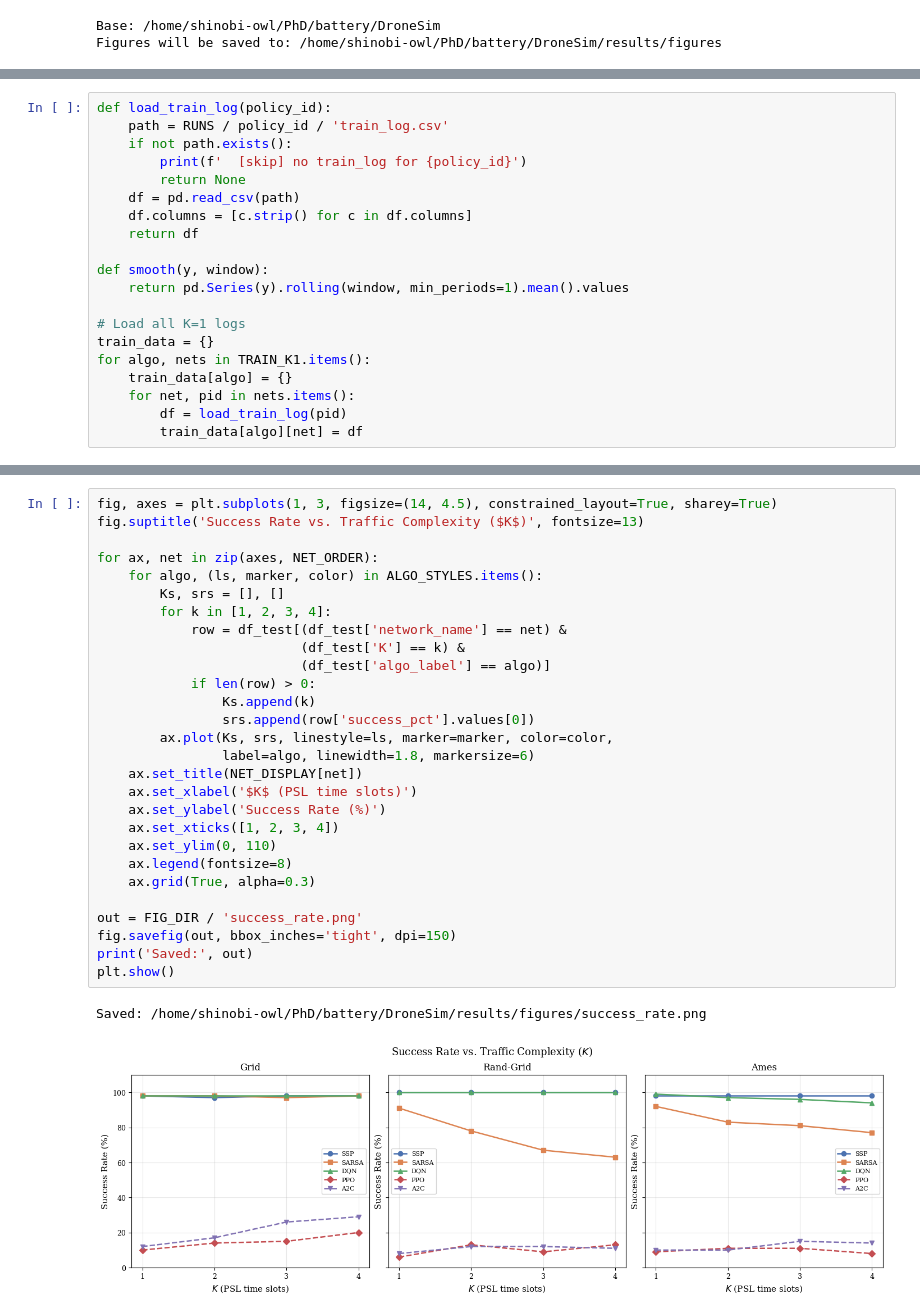
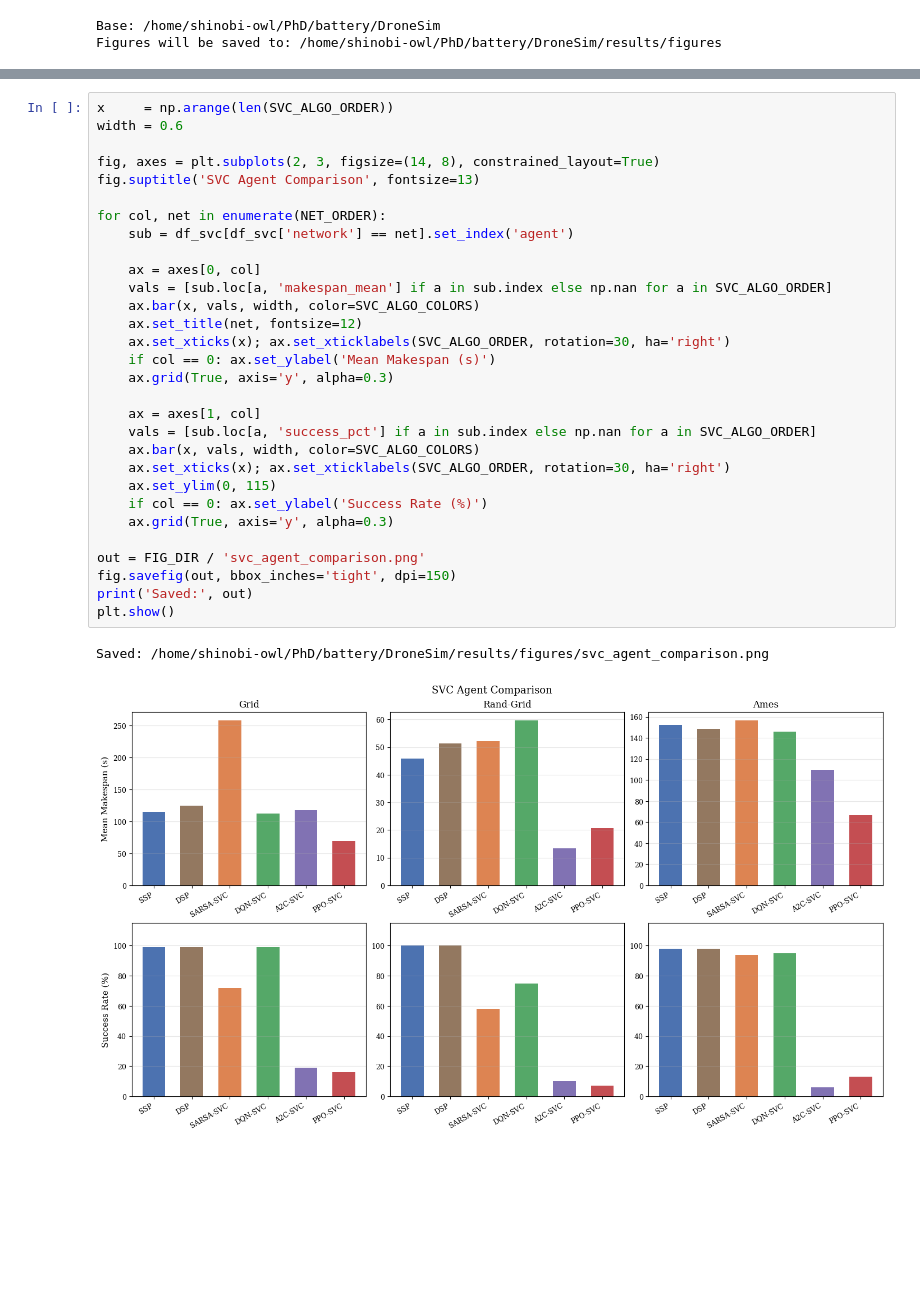
Before and after one commit to shinobi-wolf/FleetNav, a Jupyter notebook: notebooks/trsp_thesis_figures.ipynb, the cells around one changed output, grey strips where cells are left out. Saved outputs shown, nothing was run; the diff lists cells and outputs as text; blank space fills up the shorter version.

```diff
--- a/notebooks/trsp_thesis_figures.ipynb
+++ b/notebooks/trsp_thesis_figures.ipynb
@@ -58,20 +56,0 @@ BAR_COLORS = ['#4c72b0', '#dd8452', '#55a868']  # one per network
-# %%
-def load_train_log(policy_id):
-    path = RUNS / policy_id / 'train_log.csv'
-    if not path.exists():
-        print(f'  [skip] no train_log for {policy_id}')
-        return None
-    df = pd.read_csv(path)
-    df.columns = [c.strip() for c in df.columns]
-    return df
-
-def smooth(y, window):
-    return pd.Series(y).rolling(window, min_periods=1).mean().values
-
-# Load all K=1 logs
-train_data = {}
-for algo, nets in TRAIN_K1.items():
-    train_data[algo] = {}
-    for net, pid in nets.items():
-        df = load_train_log(pid)
-        train_data[algo][net] = df
@@ -248,31 +160,33 @@ Saved: /home/shinobi-owl/PhD/battery/DroneSim/results/figures/effect_of_k.png
 # %%
-fig, axes = plt.subplots(1, 3, figsize=(14, 4.5), constrained_layout=True, sharey=True)
-fig.suptitle('Success Rate vs. Traffic Complexity ($K$)', fontsize=13)
+x     = np.arange(len(SVC_ALGO_ORDER))
+width = 0.6
 
-for ax, net in zip(axes, NET_ORDER):
-    for algo, (ls, marker, color) in ALGO_STYLES.items():
-        Ks, srs = [], []
-        for k in [1, 2, 3, 4]:
-            row = df_test[(df_test['network_name'] == net) &
-                          (df_test['K'] == k) &
-                          (df_test['algo_label'] == algo)]
-            if len(row) > 0:
-                Ks.append(k)
-                srs.append(row['success_pct'].values[0])
-        ax.plot(Ks, srs, linestyle=ls, marker=marker, color=color,
-                label=algo, linewidth=1.8, markersize=6)
-    ax.set_title(NET_DISPLAY[net])
-    ax.set_xlabel('$K$ (PSL time slots)')
-    ax.set_ylabel('Success Rate (%)')
-    ax.set_xticks([1, 2, 3, 4])
-    ax.set_ylim(0, 110)
-    ax.legend(fontsize=8)
-    ax.grid(True, alpha=0.3)
+fig, axes = plt.subplots(2, 3, figsize=(14, 8), constrained_layout=True)
+fig.suptitle('SVC Agent Comparison', fontsize=13)
 
-out = FIG_DIR / 'success_rate.png'
+for col, net in enumerate(NET_ORDER):
+    sub = df_svc[df_svc['network'] == net].set_index('agent')
+
+    ax = axes[0, col]
+    vals = [sub.loc[a, 'makespan_mean'] if a in sub.index else np.nan for a in SVC_ALGO_ORDER]
+    ax.bar(x, vals, width, color=SVC_ALGO_COLORS)
+    ax.set_title(net, fontsize=12)
+    ax.set_xticks(x); ax.set_xticklabels(SVC_ALGO_ORDER, rotation=30, ha='right')
+    if col == 0: ax.set_ylabel('Mean Makespan (s)')
+    ax.grid(True, axis='y', alpha=0.3)
+
+    ax = axes[1, col]
+    vals = [sub.loc[a, 'success_pct'] if a in sub.index else np.nan for a in SVC_ALGO_ORDER]
+    ax.bar(x, vals, width, color=SVC_ALGO_COLORS)
+    ax.set_xticks(x); ax.set_xticklabels(SVC_ALGO_ORDER, rotation=30, ha='right')
+    ax.set_ylim(0, 115)
+    if col == 0: ax.set_ylabel('Success Rate (%)')
+    ax.grid(True, axis='y', alpha=0.3)
+
+out = FIG_DIR / 'svc_agent_comparison.png'
 fig.savefig(out, bbox_inches='tight', dpi=150)
 print('Saved:', out)
 plt.show()
 # %% [output]
-Saved: /home/shinobi-owl/PhD/battery/DroneSim/results/figures/success_rate.png
+Saved: /home/shinobi-owl/PhD/battery/DroneSim/results/figures/svc_agent_comparison.png
-[figure, old version]
+[figure, new version]
```
Also changed, not shown: parts of 13 cells of this notebook, 4 other files.
